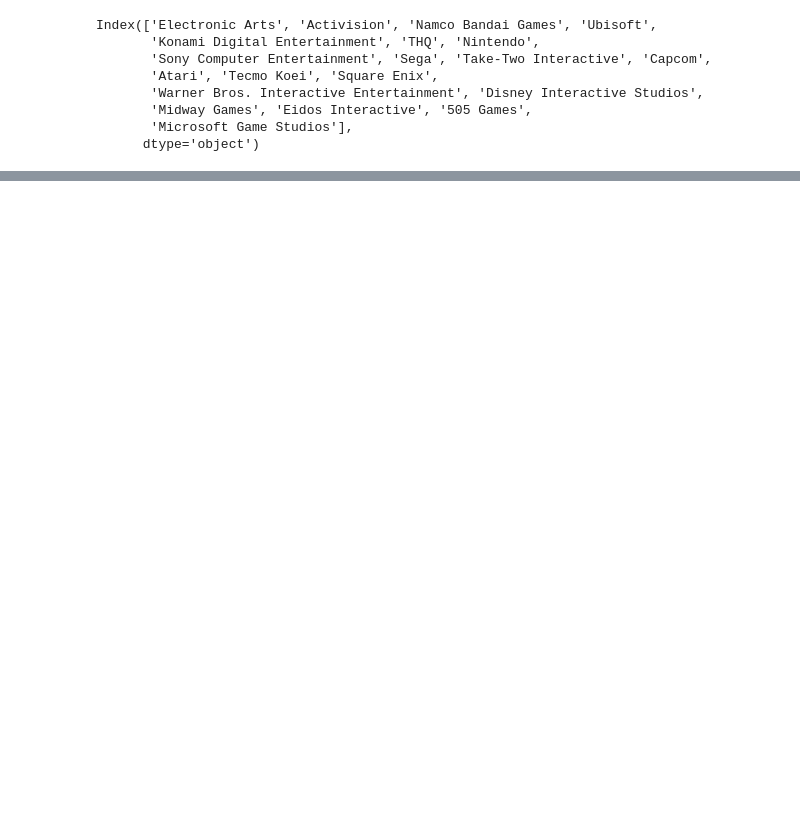
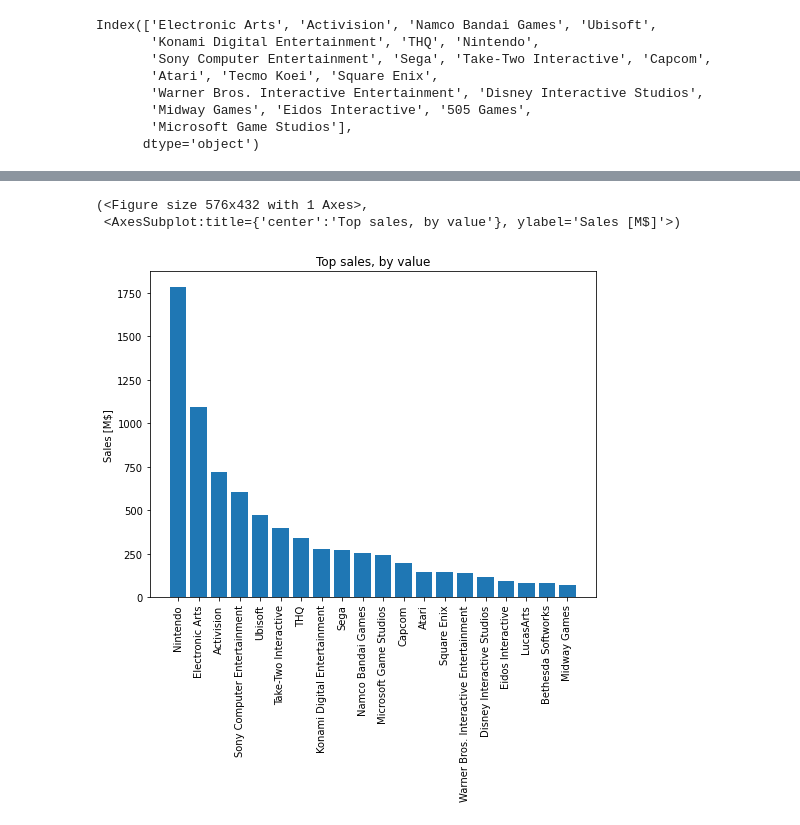
Before and after one commit to CuDeA0/udnanoDSC01, a Jupyter notebook: jpNotebook.ipynb, the cells around one changed output, grey strips where cells are left out. Saved outputs shown, nothing was run; the diff lists cells and outputs as text; code cells hidden in the pictures; blank space fills up the shorter version.

```diff
--- a/jpNotebook.ipynb
+++ b/jpNotebook.ipynb
@@ -181,0 +209,3 @@ Microsoft Game Studios
+# %%
+price = df_clean.groupby("Publisher").sum()["Global_Sales"].sort_values(ascending=False)
+print(price)
@@ -181,0 +226,6 @@ Microsoft Game Studios
+# %%
+publisher_histogram(price[:20], "Top sales, by value", "Sales [M$]")
+# %% [output]
+(<Figure size 576x432 with 1 Axes>,
+ <AxesSubplot:title={'center':'Top sales, by value'}, ylabel='Sales [M$]'>)
+[figure, added]
```
Also changed, not shown: parts of 20 cells of this notebook, 3 other files.
